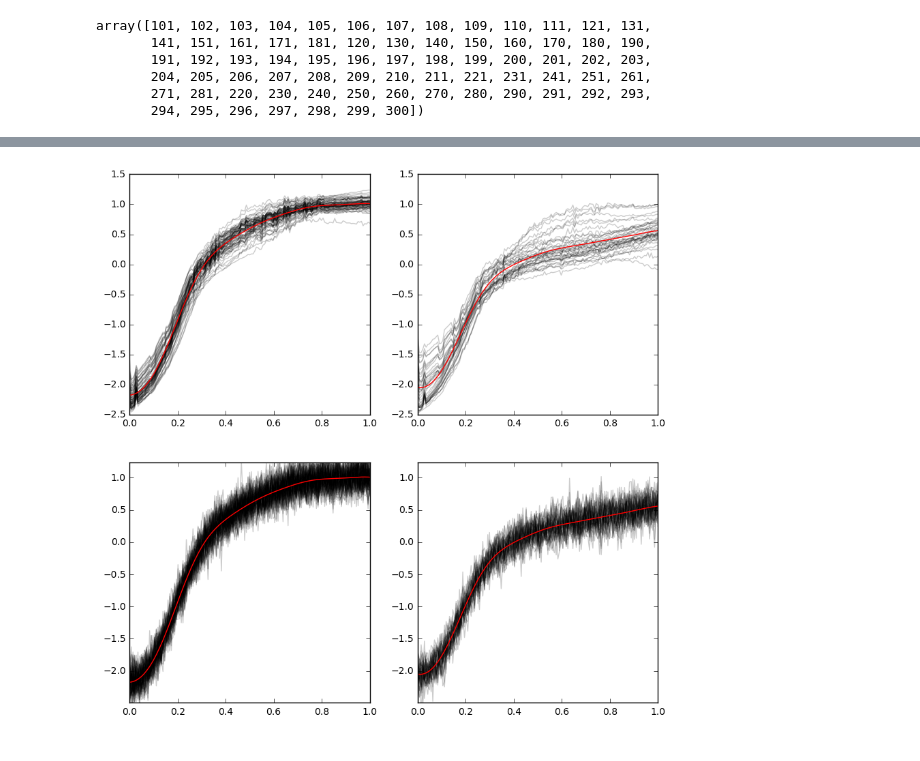
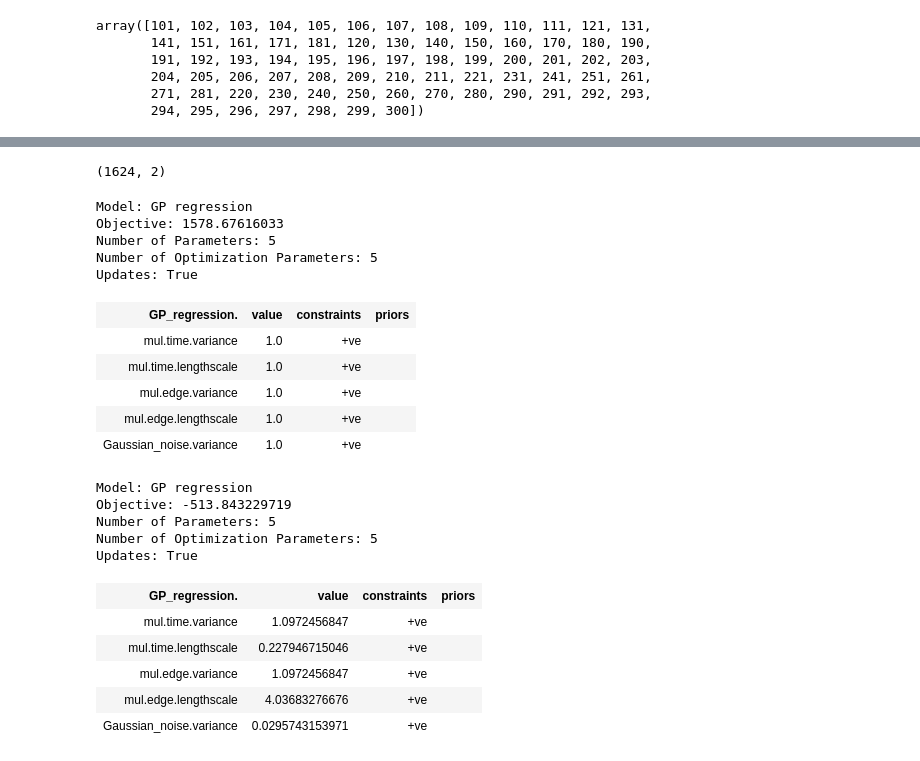
Before and after one commit to ptonner/experimental-variation, a Jupyter notebook: edge-effects/with-effect.ipynb, the cells around one changed output, grey strips where cells are left out. Cells and saved outputs as stored; diff of their text form; code cells hidden in the pictures.

```diff
--- a/edge-effects/with-effect.ipynb
+++ b/edge-effects/with-effect.ipynb
@@ -158,18 +30,46 @@ for i,p in enumerate([0,1]):
-# %%
-beta = samples[-1]['model']['beta']
-
-plt.figure(figsize=(10,10))
-for i,p in enumerate([0,1]):
-    select = position==p
-
-    plt.subplot(2,2,i+1)
-    plt.plot(x,y[:,select],c='k',alpha=.2)
-    plt.plot(x,beta[:,0] + (1-2*p)*beta[:,1],c='r')
-
-    plt.subplot(2,2,i+3)
-    sample = scipy.stats.multivariate_normal.rvs(beta[:,0] + (1-2*p)*beta[:,1],yKernel.K(x),size=sum(select)).T
-    plt.plot(x,sample,c='k',alpha=.2)
-    plt.plot(x,beta[:,0] + (1-2*p)*beta[:,1],c='r')
-    plt.ylim(y.min(),y.max())
-# %% [output]
-[figure, removed]
+# %%
+xgp = np.zeros((x.shape[0]*y.shape[1], 2))
+xgp[:,0] = np.tile(x[:,0], y.shape[1])
+xgp[:,1] = np.repeat(position, x.shape[0])
+
+ygp = y.ravel(1)[:,None]
+
+xgp = xgp[::10]
+ygp = ygp[::10]
+
+xgp.shape
+# %% [output]
+(1624, 2)
+# %%
+# k = GPy.kern.RBF(2, ARD=True)
+k = GPy.kern.RBF(1,name='time')*GPy.kern.RBF(1,name='edge',active_dims=[1])
+
+m = GPy.models.GPRegression(xgp,ygp,k)
+m
+# %% [output]
+Model: GP regression
+Objective: 1578.67616033
+Number of Parameters: 5
+Number of Optimization Parameters: 5
+Updates: True
+| GP_regression. | value | constraints | priors |
+| mul.time.variance | 1.0 | +ve |  |
+| mul.time.lengthscale | 1.0 | +ve |  |
+| mul.edge.variance | 1.0 | +ve |  |
+| mul.edge.lengthscale | 1.0 | +ve |  |
+| Gaussian_noise.variance | 1.0 | +ve |  |
+# %%
+m.optimize()
+m
+# %% [output]
+Model: GP regression
+Objective: -513.843229719
+Number of Parameters: 5
+Number of Optimization Parameters: 5
+Updates: True
+| GP_regression. | value | constraints | priors |
+| mul.time.variance | 1.0972456847 | +ve |  |
+| mul.time.lengthscale | 0.227946715046 | +ve |  |
+| mul.edge.variance | 1.0972456847 | +ve |  |
+| mul.edge.lengthscale | 4.03683276676 | +ve |  |
+| Gaussian_noise.variance | 0.0295743153971 | +ve |  |
```
Also changed, not shown: parts of 15 cells of this notebook, 5 other files.
